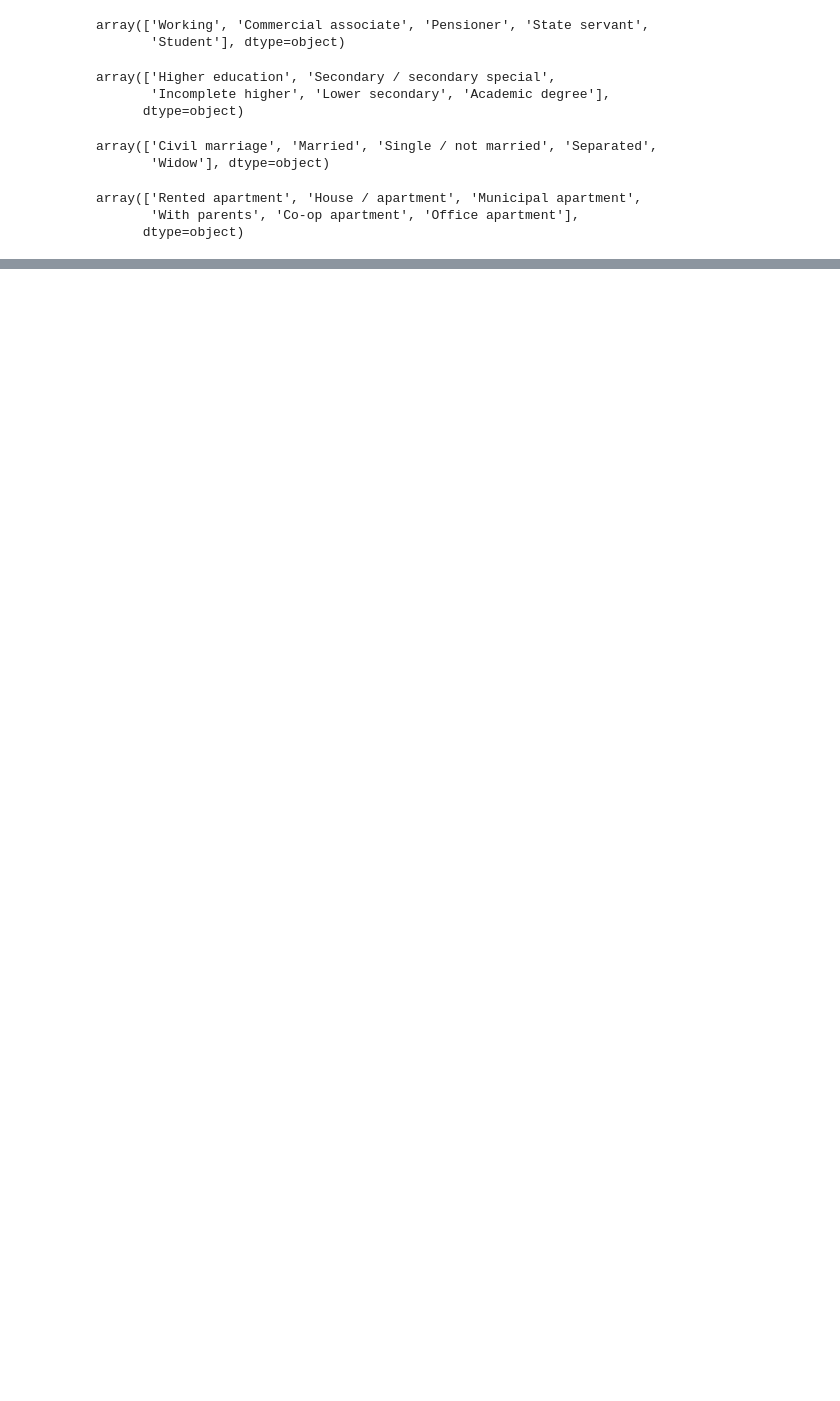
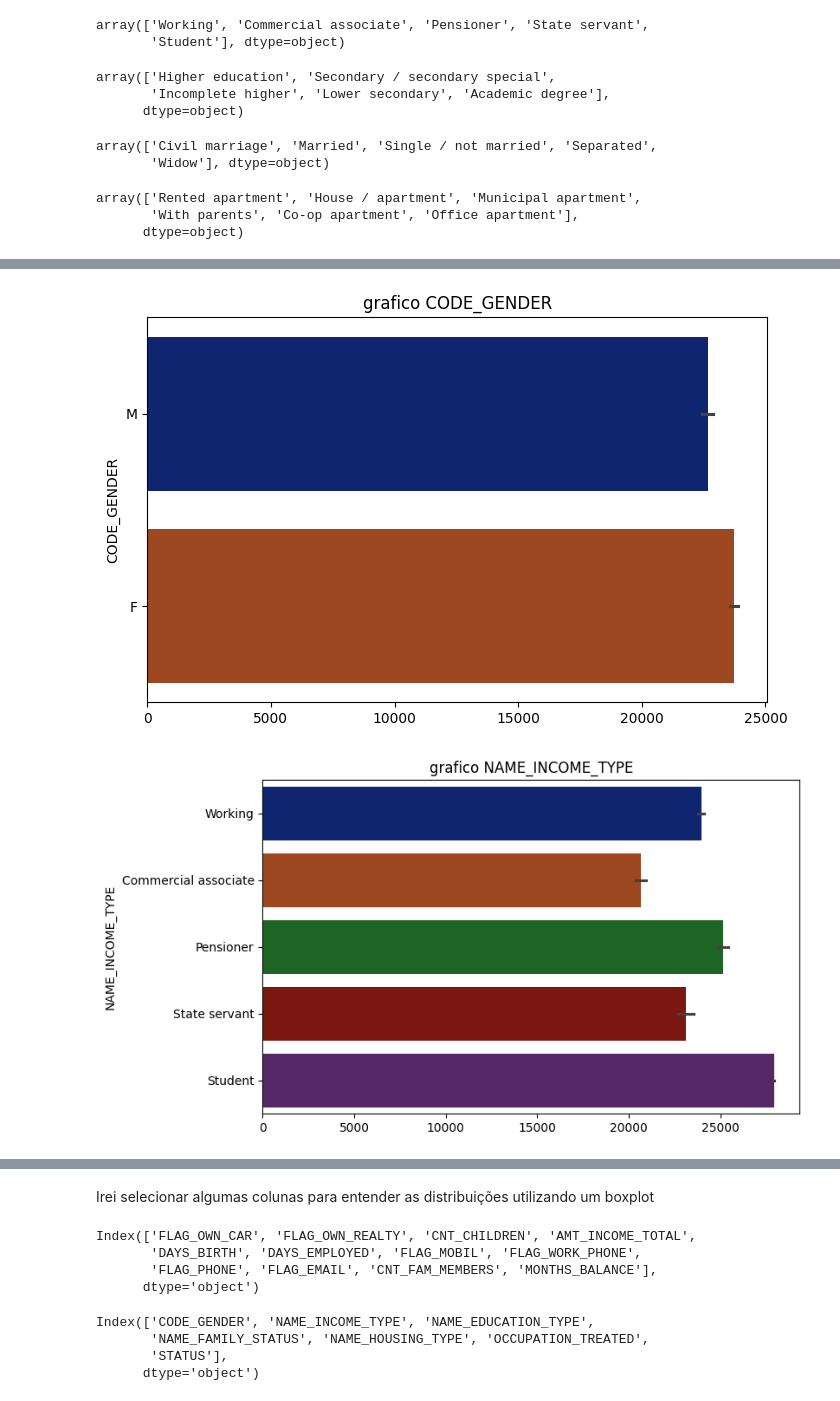
Before and after one commit to WesleySouza13/Projeto-Risco-de-Cr-dito-, a Jupyter notebook: notebooks/notebook.ipynb, the cells around one changed output, grey strips where cells are left out. Drawn from its saved outputs; the diff is of its cells as text; code cells hidden in the pictures; blank space fills up the shorter version.

```diff
--- a/notebooks/notebook.ipynb
+++ b/notebooks/notebook.ipynb
@@ -171,0 +171,10 @@ for i, num in enumerate(num_col):
+# %%
+#distribuiçao dados categoricos
+for i, cat in enumerate(cat_col):
+    plt.figure(figsize=(8,5))
+    plt.title(f'grafico {cat}')
+    sns.barplot(df2[cat], palette='dark')
+    plt.show()
+# %% [output]
+[figure, added]
+[figure, added]
@@ -171,0 +186,16 @@ for i, num in enumerate(num_col):
+# %% [markdown]
+Irei selecionar algumas colunas para entender as distribuições utilizando um boxplot
+# %%
+num_col.columns
+# %% [output]
+Index(['FLAG_OWN_CAR', 'FLAG_OWN_REALTY', 'CNT_CHILDREN', 'AMT_INCOME_TOTAL',
+       'DAYS_BIRTH', 'DAYS_EMPLOYED', 'FLAG_MOBIL', 'FLAG_WORK_PHONE',
+       'FLAG_PHONE', 'FLAG_EMAIL', 'CNT_FAM_MEMBERS', 'MONTHS_BALANCE'],
+      dtype='object')
+# %%
+cat_col
+# %% [output]
+Index(['CODE_GENDER', 'NAME_INCOME_TYPE', 'NAME_EDUCATION_TYPE',
+       'NAME_FAMILY_STATUS', 'NAME_HOUSING_TYPE', 'OCCUPATION_TREATED',
+       'STATUS'],
+      dtype='object')
```
Also changed, not shown: parts of 18 cells of this notebook, 1 other file.
